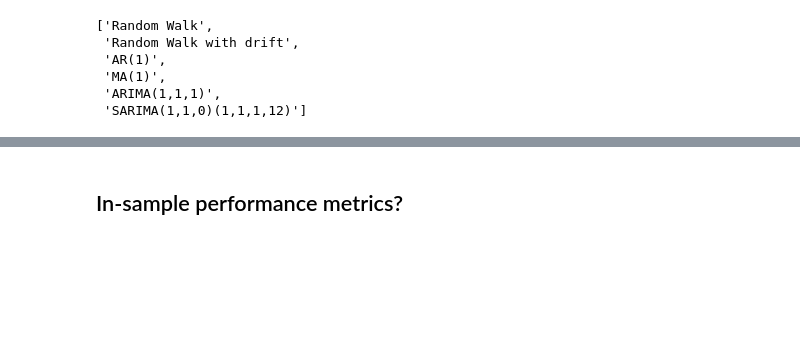
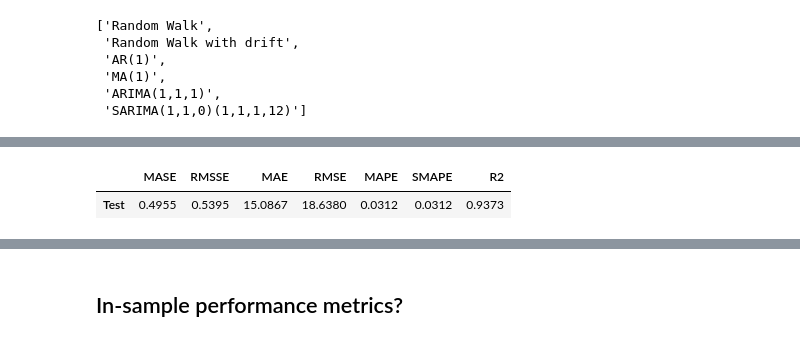
Before and after one commit to PJalgotrader/Deep_forecasting-USU, a Jupyter notebook: Lectures and codes/Module 4- ARIMA/Module4-ARIMA.ipynb, the cells around one changed output, grey strips where cells are left out. Drawn from its saved outputs; the diff is of its cells as text; code cells hidden in the pictures; blank space fills up the shorter version.

```diff
--- a/Lectures and codes/Module 4- ARIMA/Module4-ARIMA.ipynb
+++ b/Lectures and codes/Module 4- ARIMA/Module4-ARIMA.ipynb
@@ -344,0 +332,4 @@ auto_arima = exp.create_model('auto_arima', cross_validation=False)
+# %%
+# finding the best model based on information criterion bic
+auto_arima = exp.create_model('auto_arima', cross_validation=False, information_criterion='bic')
+# %% [output]
@@ -344,0 +337,2 @@ auto_arima = exp.create_model('auto_arima', cross_validation=False)
+|  | MASE | RMSSE | MAE | RMSE | MAPE | SMAPE | R2 |
+| Test | 0.4955 | 0.5395 | 15.0867 | 18.6380 | 0.0312 | 0.0312 | 0.9373 |
```
Also changed, not shown: parts of 23 cells of this notebook.
